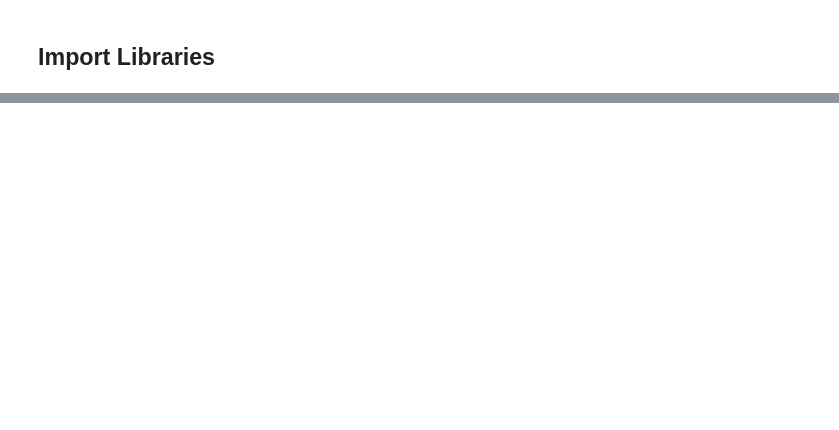
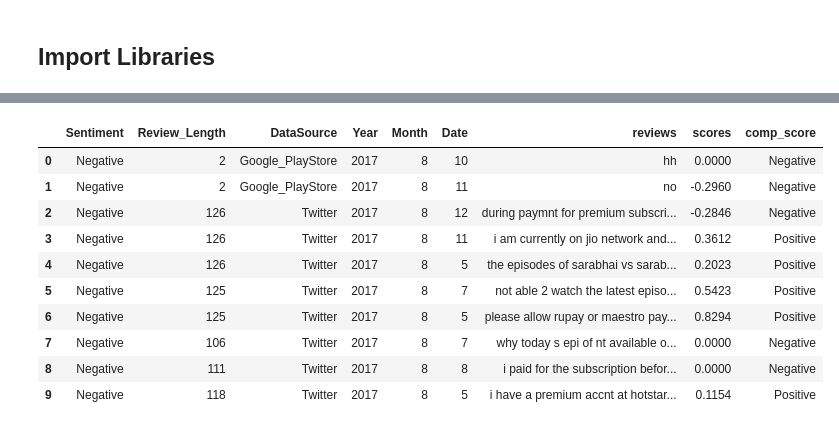
Before and after one commit to meghrajkonduskar/Sentiment-Analysis-Hotstar-Review, a Jupyter notebook: Sentiment-Analysis-Hotstar-Review.ipynb, the cells around one changed output, grey strips where cells are left out. Saved outputs shown, nothing was run; the diff lists cells and outputs as text; code cells hidden in the pictures; blank space fills up the shorter version.

```diff
--- a/Sentiment-Analysis-Hotstar-Review.ipynb
+++ b/Sentiment-Analysis-Hotstar-Review.ipynb
@@ -29,0 +131,7 @@ df.head()
+# %%
+df_sia = df.copy()
+# %%
+sia = SentimentIntensityAnalyzer()
+# %%
+df_sia['scores']=df_sia['reviews'].apply(lambda review : sia.polarity_scores(review)['compound'] )
+df_sia.head(10)
@@ -29,0 +150,24 @@ df.head()
+# %%
+def compound_score(score):
+    """Returns sentiment based on polarity score"""
+    if score > 0.1:
+        return "Positive"
+    elif score < 0.1:
+        return "Negative"
+    else:
+        return "Neutral"
+# %%
+df_sia['comp_score'] = df_sia['scores'].apply(compound_score)
+df_sia.head(10)
+# %% [output]
+|  | Sentiment | Review_Length | DataSource | Year | Month | Date | reviews | scores | comp_score |
+| 0 | Negative | 2 | Google_PlayStore | 2017 | 8 | 10 | hh | 0.0000 | Negative |
+| 1 | Negative | 2 | Google_PlayStore | 2017 | 8 | 11 | no | -0.2960 | Negative |
+| 2 | Negative | 126 | Twitter | 2017 | 8 | 12 | during paymnt for premium subscri... | -0.2846 | Negative |
+| 3 | Negative | 126 | Twitter | 2017 | 8 | 11 | i am currently on jio network and... | 0.3612 | Positive |
+| 4 | Negative | 126 | Twitter | 2017 | 8 | 5 | the episodes of sarabhai vs sarab... | 0.2023 | Positive |
+| 5 | Negative | 125 | Twitter | 2017 | 8 | 7 | not able 2 watch the latest episo... | 0.5423 | Positive |
+| 6 | Negative | 125 | Twitter | 2017 | 8 | 5 | please allow rupay or maestro pay... | 0.8294 | Positive |
+| 7 | Negative | 106 | Twitter | 2017 | 8 | 7 | why today s epi of nt available o... | 0.0000 | Negative |
+| 8 | Negative | 111 | Twitter | 2017 | 8 | 8 | i paid for the subscription befor... | 0.0000 | Negative |
+| 9 | Negative | 118 | Twitter | 2017 | 8 | 5 | i have a premium accnt at hotstar... | 0.1154 | Positive |
```
Also changed, not shown: parts of 44 cells of this notebook, 2 other files.
